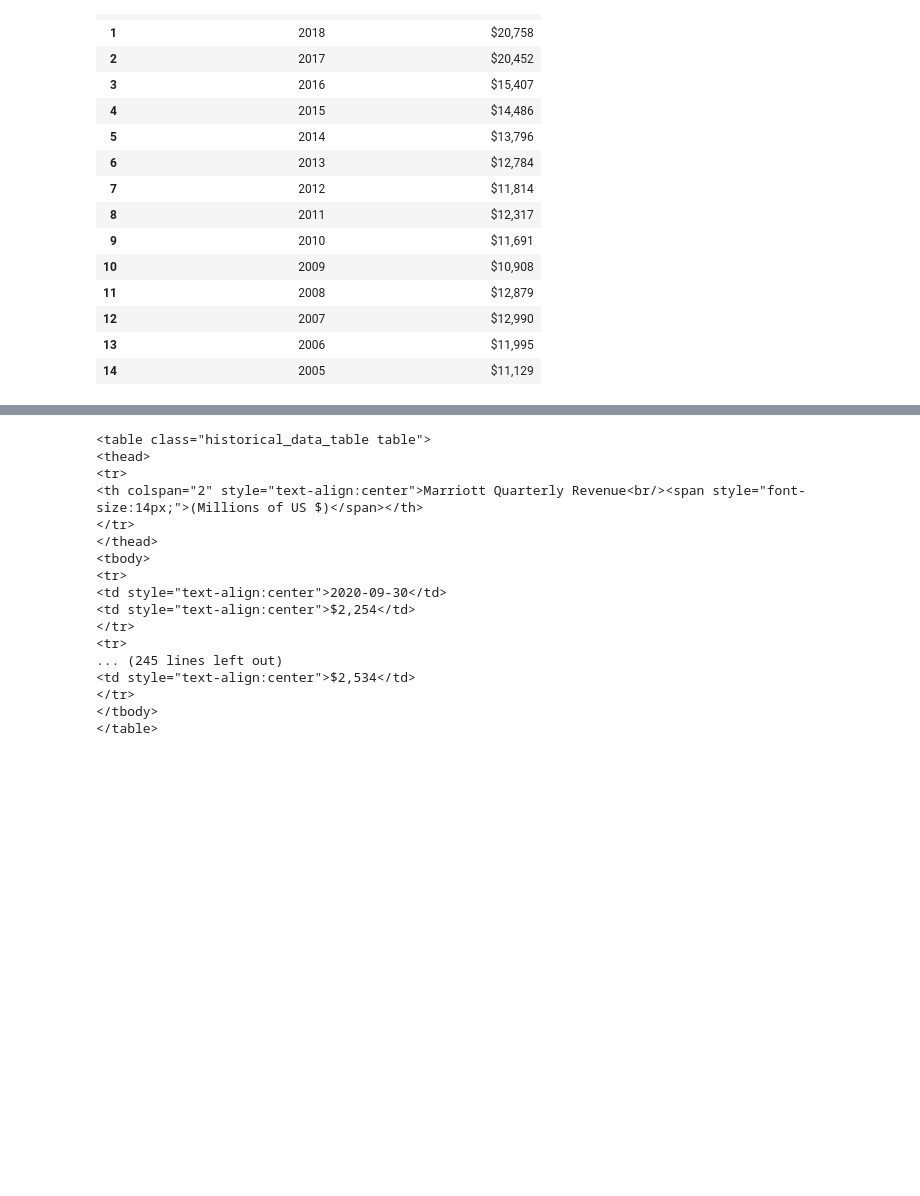
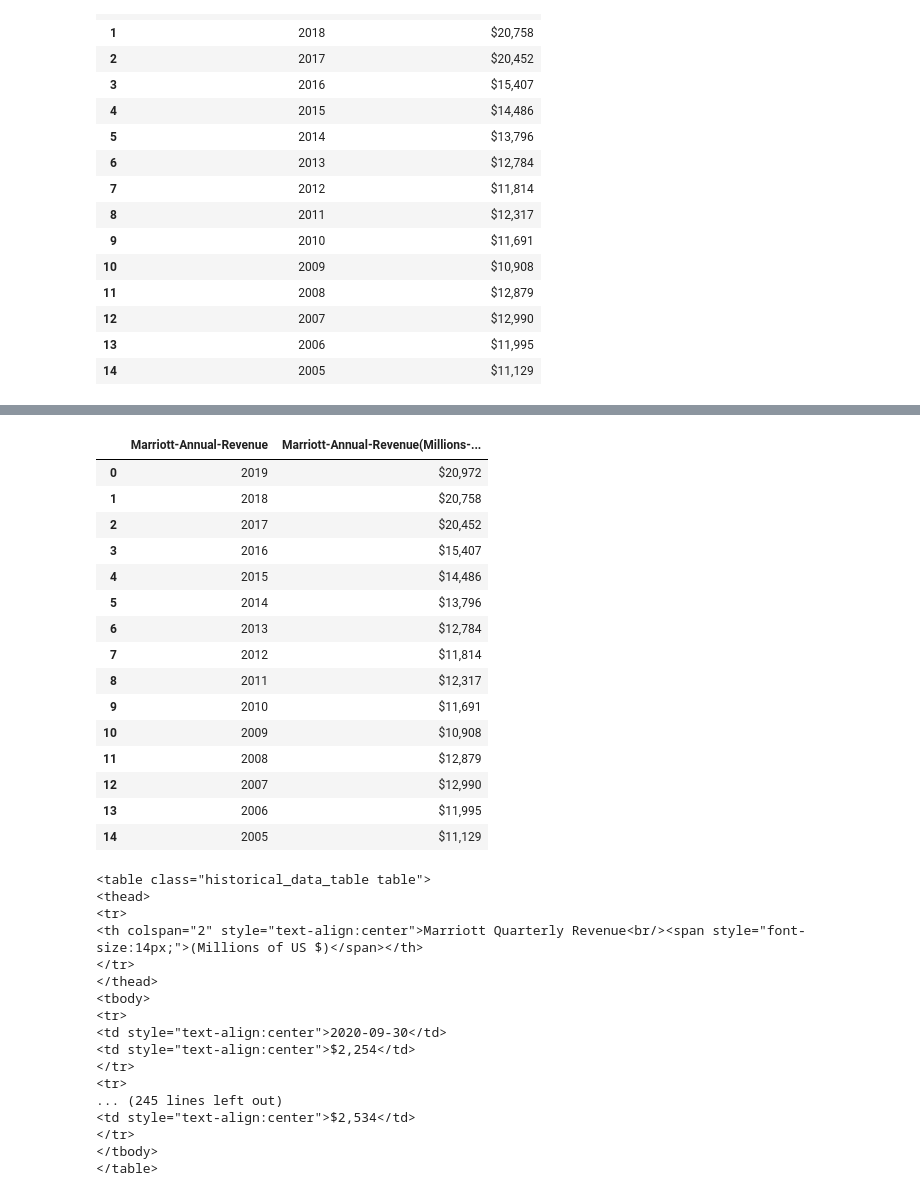
Before and after one commit to pmhu4242/Project_2, a Jupyter notebook: Hotel Webscraping/Marriott-data.ipynb, the cells around one changed output, grey strips where cells are left out. Drawn from its saved outputs; the diff is of its cells as text; code cells hidden in the pictures; blank space fills up the shorter version.

```diff
--- a/Hotel Webscraping/Marriott-data.ipynb
+++ b/Hotel Webscraping/Marriott-data.ipynb
@@ -71 +83,20 @@ df
+# %%
+df.rename(columns={"Marriott Annual Revenue(Millions of US $)": "Marriott-Annual-Revenue", "Marriott Annual Revenue(Millions of US $).1": "Marriott-Annual-Revenue(Millions-of-US-$)"})
+# %% [output]
+|  | Marriott-Annual-Revenue | Marriott-Annual-Revenue(Millions-... |
+| 0 | 2019 | $20,972 |
+| 1 | 2018 | $20,758 |
+| 2 | 2017 | $20,452 |
+| 3 | 2016 | $15,407 |
+| 4 | 2015 | $14,486 |
+| 5 | 2014 | $13,796 |
+| 6 | 2013 | $12,784 |
+| 7 | 2012 | $11,814 |
+| 8 | 2011 | $12,317 |
+| 9 | 2010 | $11,691 |
+| 10 | 2009 | $10,908 |
+| 11 | 2008 | $12,879 |
+| 12 | 2007 | $12,990 |
+| 13 | 2006 | $11,995 |
+| 14 | 2005 | $11,129 |
 # %%
```
Also changed, not shown: parts of 7 cells of this notebook, 7 other files.
